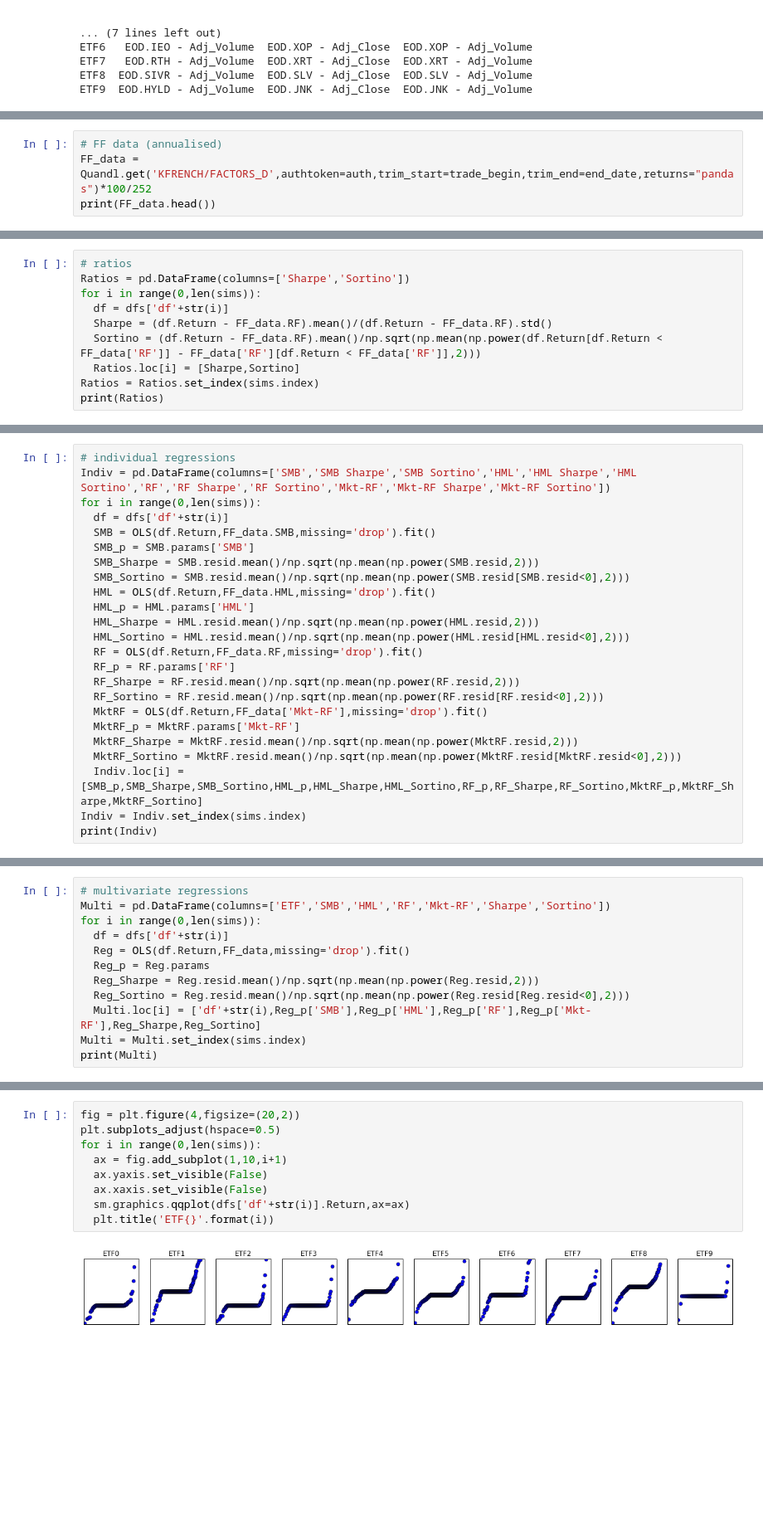
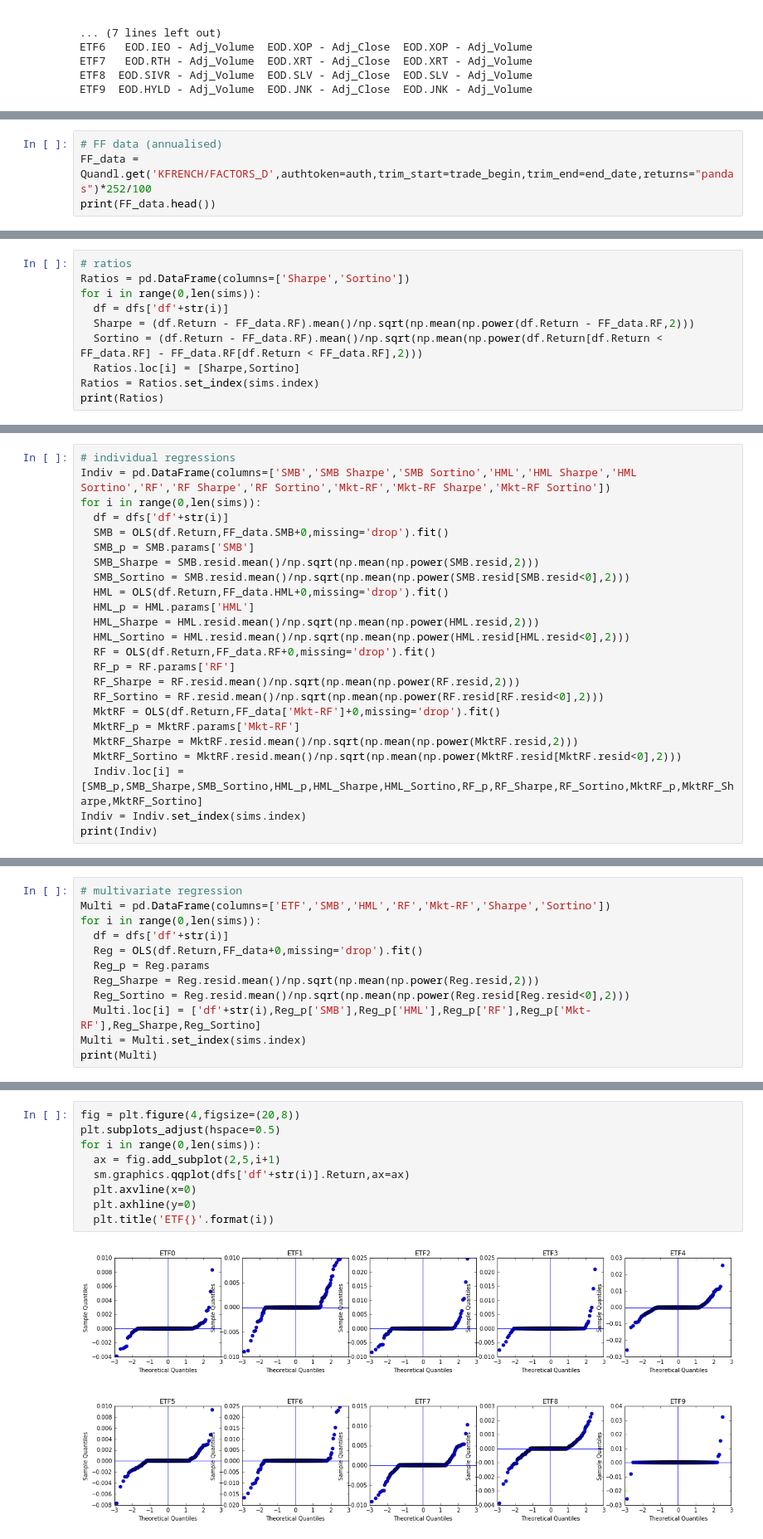
Before and after one commit to mbeven/FINM_2016_SPRING, a Jupyter notebook: FINM 33150/HW3/Michael_Beven_HW3.ipynb, the cells around one changed output, grey strips where cells are left out. Shown at 83% size. Cells and saved outputs as stored; diff of their text form; blank space fills up the shorter version.

Commit message:
regression hw3

```diff
--- a/FINM 33150/HW3/Michael_Beven_HW3.ipynb
+++ b/FINM 33150/HW3/Michael_Beven_HW3.ipynb
@@ -217,5 +234,5 @@ See the caveats in the documentation: http://pandas.pydata.org/pandas-docs/stabl
 # %%
 # FF data (annualised)
-FF_data = Quandl.get('KFRENCH/FACTORS_D',authtoken=auth,trim_start=trade_begin,trim_end=end_date,returns="pandas")*100/252
+FF_data = Quandl.get('KFRENCH/FACTORS_D',authtoken=auth,trim_start=trade_begin,trim_end=end_date,returns="pandas")*252/100
 print(FF_data.head())
 # %% [output]
@@ -231,8 +251,8 @@ Date
 Ratios = pd.DataFrame(columns=['Sharpe','Sortino'])
 for i in range(0,len(sims)):
   df = dfs['df'+str(i)]
-  Sharpe = (df.Return - FF_data.RF).mean()/(df.Return - FF_data.RF).std()
-  Sortino = (df.Return - FF_data.RF).mean()/np.sqrt(np.mean(np.power(df.Return[df.Return < FF_data['RF']] - FF_data['RF'][df.Return < FF_data['RF']],2)))
+  Sharpe = (df.Return - FF_data.RF).mean()/np.sqrt(np.mean(np.power(df.Return - FF_data.RF,2)))
+  Sortino = (df.Return - FF_data.RF).mean()/np.sqrt(np.mean(np.power(df.Return[df.Return < FF_data.RF] - FF_data.RF[df.Return < FF_data.RF],2)))
   Ratios.loc[i] = [Sharpe,Sortino]
 Ratios = Ratios.set_index(sims.index)
 print(Ratios)
@@ -253,19 +275,19 @@ ETF9  0.023193  0.002465
 Indiv = pd.DataFrame(columns=['SMB','SMB Sharpe','SMB Sortino','HML','HML Sharpe','HML Sortino','RF','RF Sharpe','RF Sortino','Mkt-RF','Mkt-RF Sharpe','Mkt-RF Sortino'])
 for i in range(0,len(sims)):
   df = dfs['df'+str(i)]
-  SMB = OLS(df.Return,FF_data.SMB,missing='drop').fit()
+  SMB = OLS(df.Return,FF_data.SMB+0,missing='drop').fit()
   SMB_p = SMB.params['SMB']
   SMB_Sharpe = SMB.resid.mean()/np.sqrt(np.mean(np.power(SMB.resid,2)))
   SMB_Sortino = SMB.resid.mean()/np.sqrt(np.mean(np.power(SMB.resid[SMB.resid<0],2)))
-  HML = OLS(df.Return,FF_data.HML,missing='drop').fit()
+  HML = OLS(df.Return,FF_data.HML+0,missing='drop').fit()
   HML_p = HML.params['HML']
   HML_Sharpe = HML.resid.mean()/np.sqrt(np.mean(np.power(HML.resid,2)))
   HML_Sortino = HML.resid.mean()/np.sqrt(np.mean(np.power(HML.resid[HML.resid<0],2)))
-  RF = OLS(df.Return,FF_data.RF,missing='drop').fit()
+  RF = OLS(df.Return,FF_data.RF+0,missing='drop').fit()
   RF_p = RF.params['RF']
   RF_Sharpe = RF.resid.mean()/np.sqrt(np.mean(np.power(RF.resid,2)))
   RF_Sortino = RF.resid.mean()/np.sqrt(np.mean(np.power(RF.resid[RF.resid<0],2)))
-  MktRF = OLS(df.Return,FF_data['Mkt-RF'],missing='drop').fit()
+  MktRF = OLS(df.Return,FF_data['Mkt-RF']+0,missing='drop').fit()
   MktRF_p = MktRF.params['Mkt-RF']
   MktRF_Sharpe = MktRF.resid.mean()/np.sqrt(np.mean(np.power(MktRF.resid,2)))
   MktRF_Sortino = MktRF.resid.mean()/np.sqrt(np.mean(np.power(MktRF.resid[MktRF.resid<0],2)))
@@ -293,9 +317,9 @@ ETF9   0   0.023210    0.002465  0.000386       0.021159        0.025871
 # %%
-# multivariate regressions
+# multivariate regression
 Multi = pd.DataFrame(columns=['ETF','SMB','HML','RF','Mkt-RF','Sharpe','Sortino'])
 for i in range(0,len(sims)):
   df = dfs['df'+str(i)]
-  Reg = OLS(df.Return,FF_data,missing='drop').fit()
+  Reg = OLS(df.Return,FF_data+0,missing='drop').fit()
   Reg_p = Reg.params
   Reg_Sharpe = Reg.resid.mean()/np.sqrt(np.mean(np.power(Reg.resid,2)))
   Reg_Sortino = Reg.resid.mean()/np.sqrt(np.mean(np.power(Reg.resid[Reg.resid<0],2)))
@@ -333,11 +361,11 @@ plt.legend(['Sharpe','Sortino'],loc='upper left')
 # %%
-fig = plt.figure(4,figsize=(20,2))
+fig = plt.figure(4,figsize=(20,8))
 plt.subplots_adjust(hspace=0.5)
 for i in range(0,len(sims)):
-  ax = fig.add_subplot(1,10,i+1)
-  ax.yaxis.set_visible(False)
-  ax.xaxis.set_visible(False)
+  ax = fig.add_subplot(2,5,i+1)
   sm.graphics.qqplot(dfs['df'+str(i)].Return,ax=ax)
+  plt.axvline(x=0)
+  plt.axhline(y=0)
   plt.title('ETF{}'.format(i))
 # %% [output]
-[figure, old version]
+[figure, new version]
```
Also changed, not shown: parts of 26 cells of this notebook, 1 other file.
